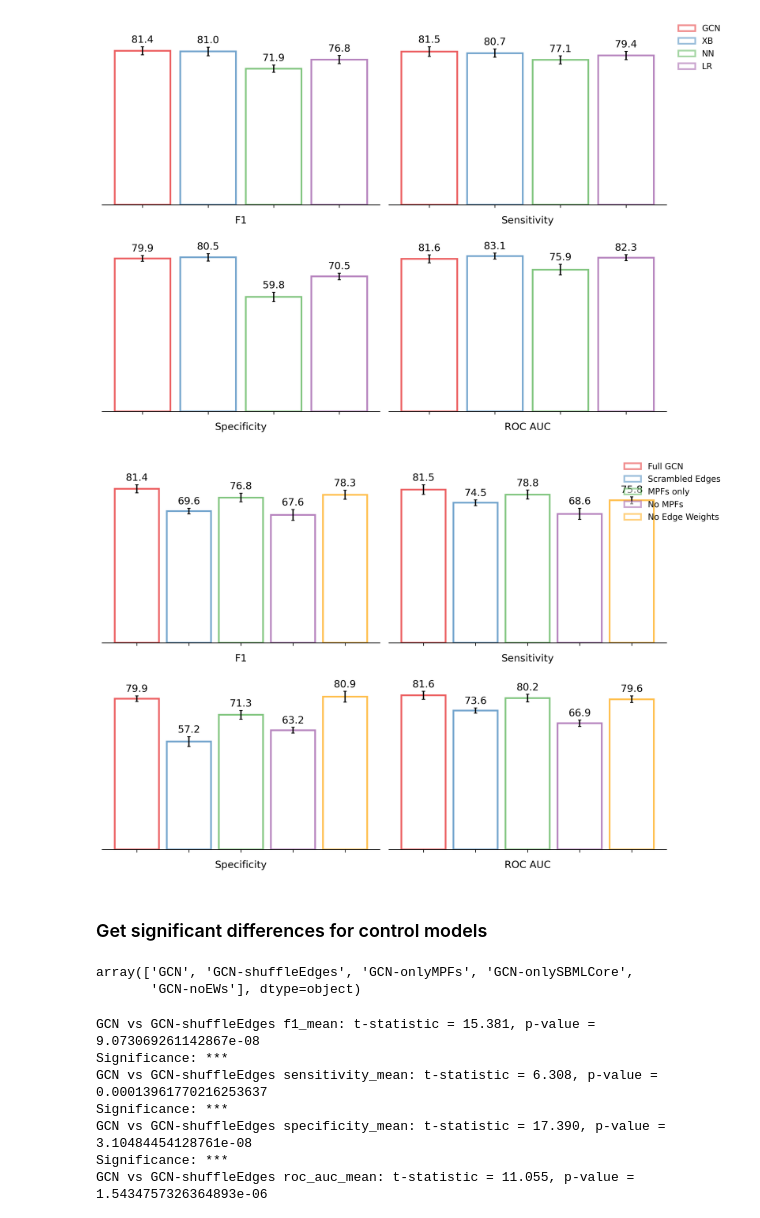
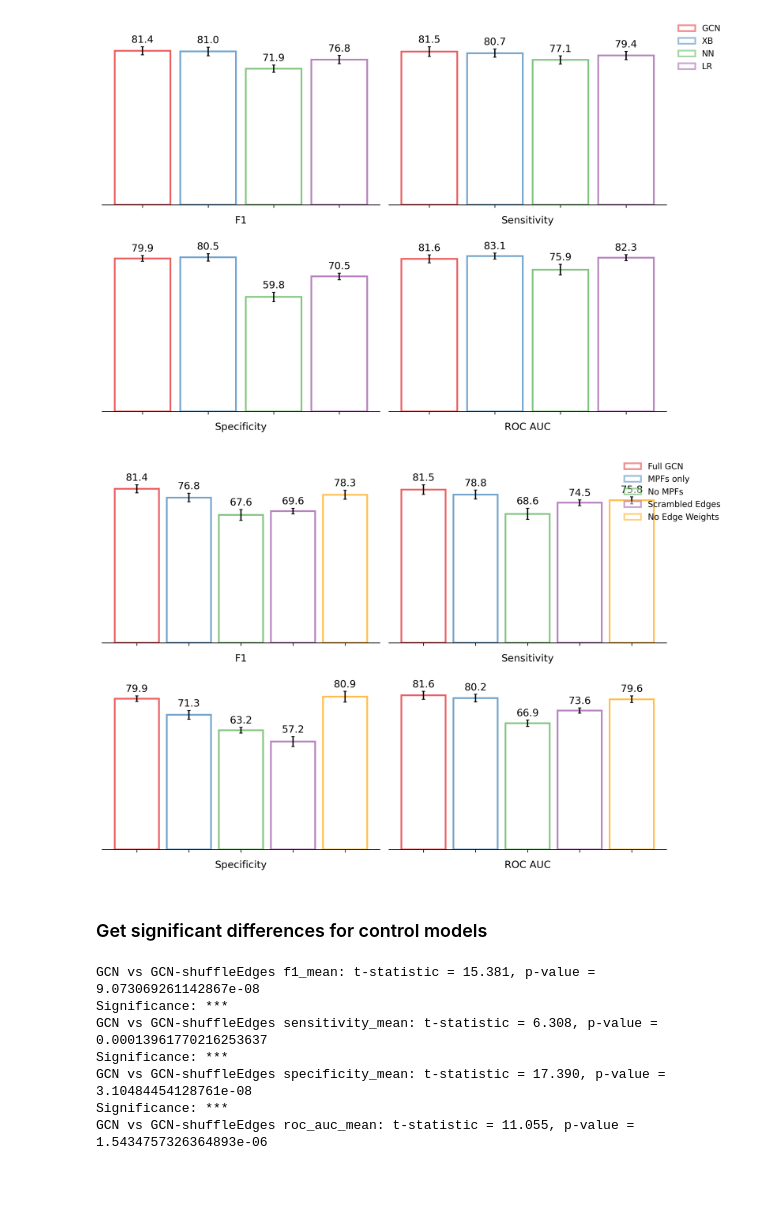
Before and after one commit to fowler-lab/tb-pnca-gnn, a Jupyter notebook: notebooks/04_bootstrapping.ipynb, the cells around one changed output. Cells and saved outputs as stored; diff of their text form; code cells hidden in the pictures; blank space fills up the shorter version.

Commit message:
update notebooks to be used for all datasets/models

```diff
--- a/notebooks/04_bootstrapping.ipynb
+++ b/notebooks/04_bootstrapping.ipynb
@@ -152,7 +151,7 @@ def evaluate_bootstrap_model(model, data_loaders, show_roc=False):
     return {"sensitivity": sens, "specificity": spec, "f1": f1, "roc_auc": roc_auc, "confusion_matrix": cm_res}
 # %%
 def bootstrap_loop(model,
-                   dataset = './datasets/x18_exp_l2_graph_dict.pkl',
+                   dataset,
                    remove_mpfs=False,
                    remove_sbmlcore=False,
                    shuffle_edges=False,
@@ -264,9 +332,13 @@ Confusion Matrix:
 ### Evaluate vs Carter et al results
 # %%
 # model performance from carter et al.
-# model_results = pd.read_csv('../data/carter-results/carter-model-results.csv')
-# model_results = pd.read_csv('../data/carter-results/carter-clustered-results-test.csv')
-model_results = pd.read_csv('../data/carter-results/carter-codon-results-test.csv')
+carter_results_choices = {
+    "base": "../data/carter-results/carter-model-results.csv",
+    "cluster": "../data/carter-results/carter-clustered-results-test.csv",
+    "codon": "../data/carter-results/carter-codon-results-test.csv"
+}
+
+model_results = pd.read_csv(carter_results_choices[split])
 # %%
 def compute_f1(tp, fp, fn):
     precision = tp / (tp + fp) if (tp + fp) else 0
@@ -647,27 +715,24 @@ plot_metric_bars(model_metrics= model_metrics,
 [figure]
 # %%
 # GCN results vs control models
+if split == "base":
+        model_metrics = control_results_df[control_results_df['dataset'] == 'bootstrapped']
+        model_order = ['GCN', 'GCN-onlyMPFs', 'GCN-onlySBMLCore', 'GCN-shuffleEdges', 'GCN-noEWs']
+        model_metrics = model_metrics.set_index('model').loc[model_order].reset_index()
 
-model_metrics = control_results_df[control_results_df['dataset'] == 'bootstrapped']
+        labels = [
+                'Full GCN',
+                'MPFs only',
+                'No MPFs',
+                'Scrambled Edges',
+                'No Edge Weights'
+                ]
 
-labels = [
-        'Full GCN',
-        'Scrambled Edges',
-        'MPFs only',
-        'No MPFs',
-        'No Edge Weights'
-        ]
-
-plot_metric_bars(model_metrics= model_metrics,
-                 labels=labels
-                 )
+        plot_metric_bars(model_metrics= model_metrics,
+                        labels=labels
+                        )
 # %% [output]
-[figure, old version]
+[figure, new version]
 # %% [markdown]
 ### Get significant differences for control models
-# %%
-control_results_df[control_results_df['dataset'] == 'bootstrapped']['model'].values
-# %% [output]
-array(['GCN', 'GCN-shuffleEdges', 'GCN-onlyMPFs', 'GCN-onlySBMLCore',
-       'GCN-noEWs'], dtype=object)
 # %%
```
Also changed, not shown: parts of 13 cells of this notebook, 3 other files.
